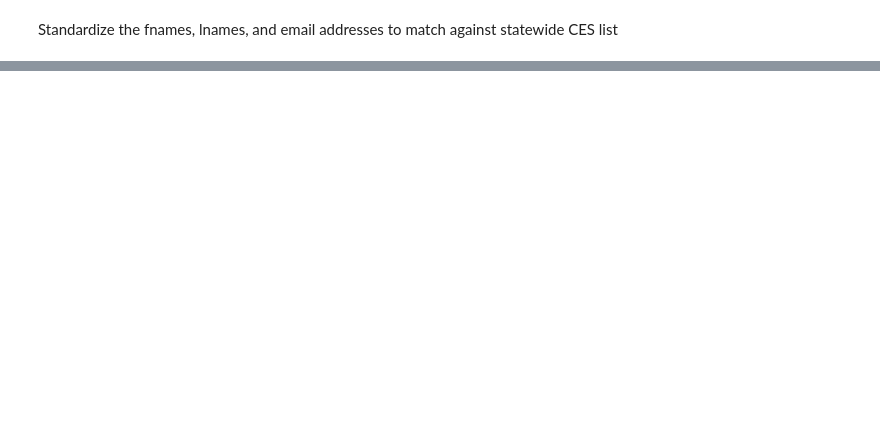
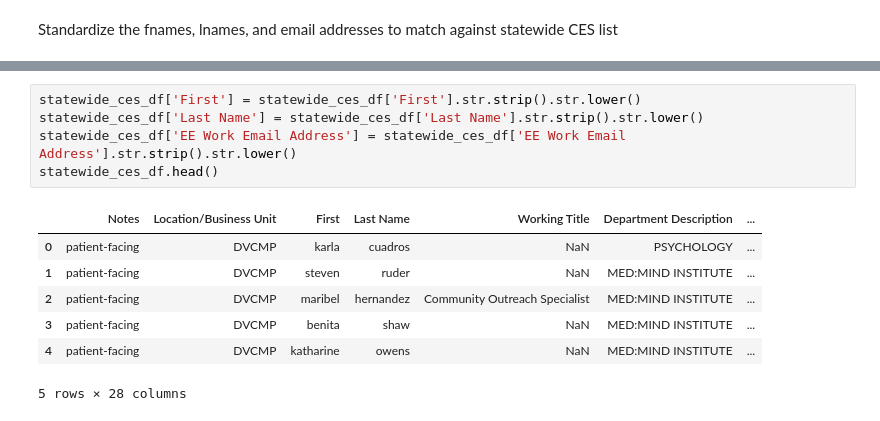
Before and after one commit to tougheye/Data_processing, a Jupyter notebook: CES_membership_upte.ipynb, the cells around one changed output, grey strips where cells are left out. Drawn from its saved outputs; the diff is of its cells as text; blank space fills up the shorter version.

```diff
--- a/CES_membership_upte.ipynb
+++ b/CES_membership_upte.ipynb
@@ -40,0 +54,13 @@ Standardize the fnames, lnames, and email addresses to match against statewide C
+# %%
+statewide_ces_df['First'] = statewide_ces_df['First'].str.strip().str.lower()
+statewide_ces_df['Last Name'] = statewide_ces_df['Last Name'].str.strip().str.lower()
+statewide_ces_df['EE Work Email Address'] = statewide_ces_df['EE Work Email Address'].str.strip().str.lower()
+statewide_ces_df.head()
+# %% [output]
+|  | Notes | Location/Business Unit | First | Last Name | Working Title | Department Description | ... |
+| 0 | patient-facing | DVCMP | karla | cuadros | NaN | PSYCHOLOGY | ... |
+| 1 | patient-facing | DVCMP | steven | ruder | NaN | MED:MIND INSTITUTE | ... |
+| 2 | patient-facing | DVCMP | maribel | hernandez | Community Outreach Specialist | MED:MIND INSTITUTE | ... |
+| 3 | patient-facing | DVCMP | benita | shaw | NaN | MED:MIND INSTITUTE | ... |
+| 4 | patient-facing | DVCMP | katharine | owens | NaN | MED:MIND INSTITUTE | ... |
+5 rows × 28 columns
```
Also changed, not shown: parts of 11 cells of this notebook.
